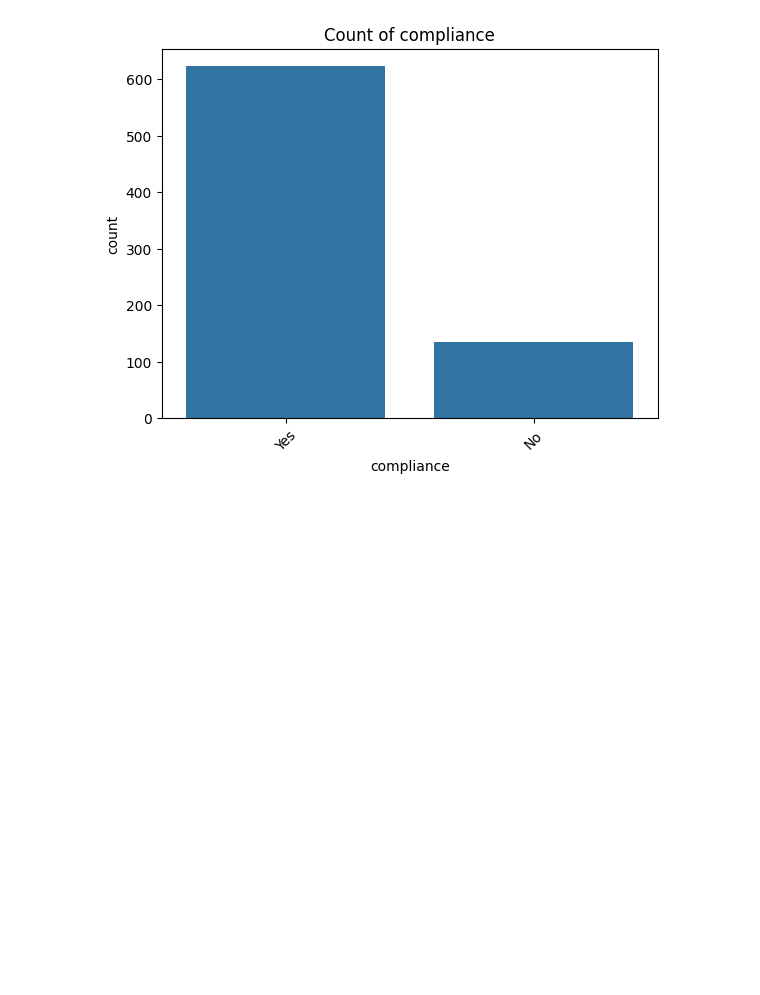
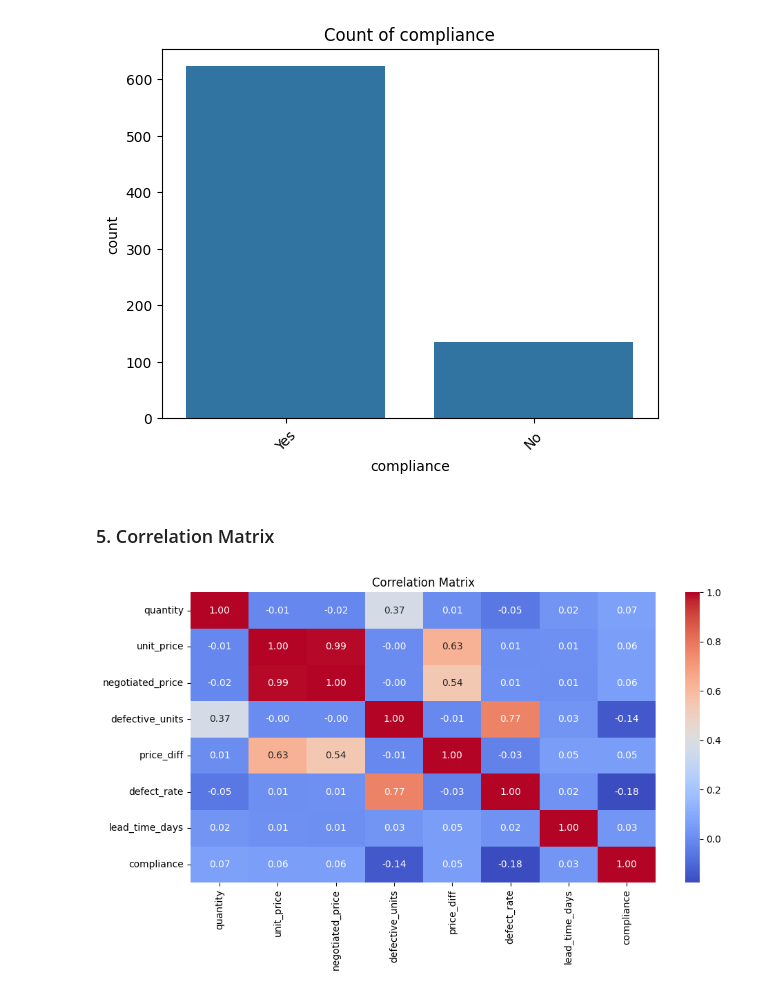
Before and after one commit to Bdowdle4/Dowdle_Analytics_Capstone, a Jupyter notebook: Notebooks/EDA.ipynb, the cells around one changed output. Cells and saved outputs as stored; diff of their text form; code cells hidden in the pictures; blank space fills up the shorter version.

```diff
--- a/Notebooks/EDA.ipynb
+++ b/Notebooks/EDA.ipynb
@@ -72,3 +98,19 @@ for col in categorical_cols:
 [figure]
 [figure]
 [figure]
+# %% [markdown]
+### 5. Correlation Matrix
+# %%
+# Convert values to integers
+df['compliance'] = df['compliance'].map({'Yes': 1, 'No': 0})
+
+# Correlation of numerical features
+correlation = df[numeric_cols + ['compliance']].corr()
+
+plt.figure(figsize=(10, 6))
+sns.heatmap(correlation, annot=True, cmap='coolwarm', fmt='.2f')
+plt.title("Correlation Matrix")
+plt.tight_layout()
+plt.show()
+# %% [output]
+[figure, added]
```
Also changed, not shown: parts of 6 cells of this notebook.
